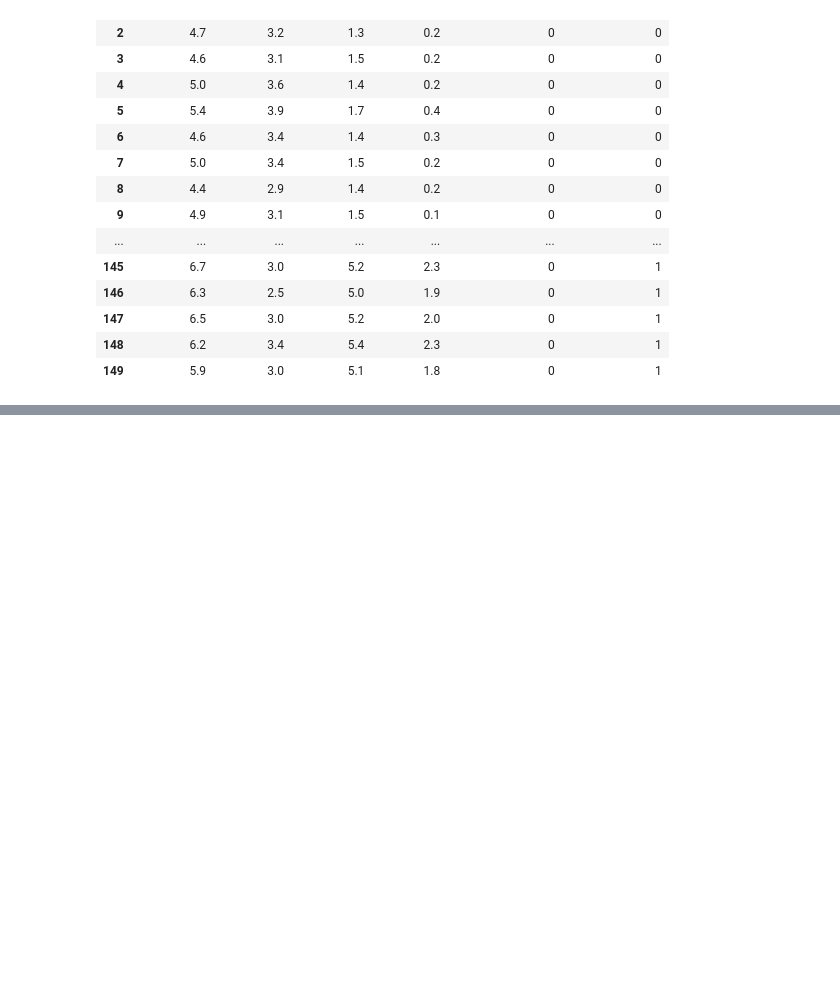
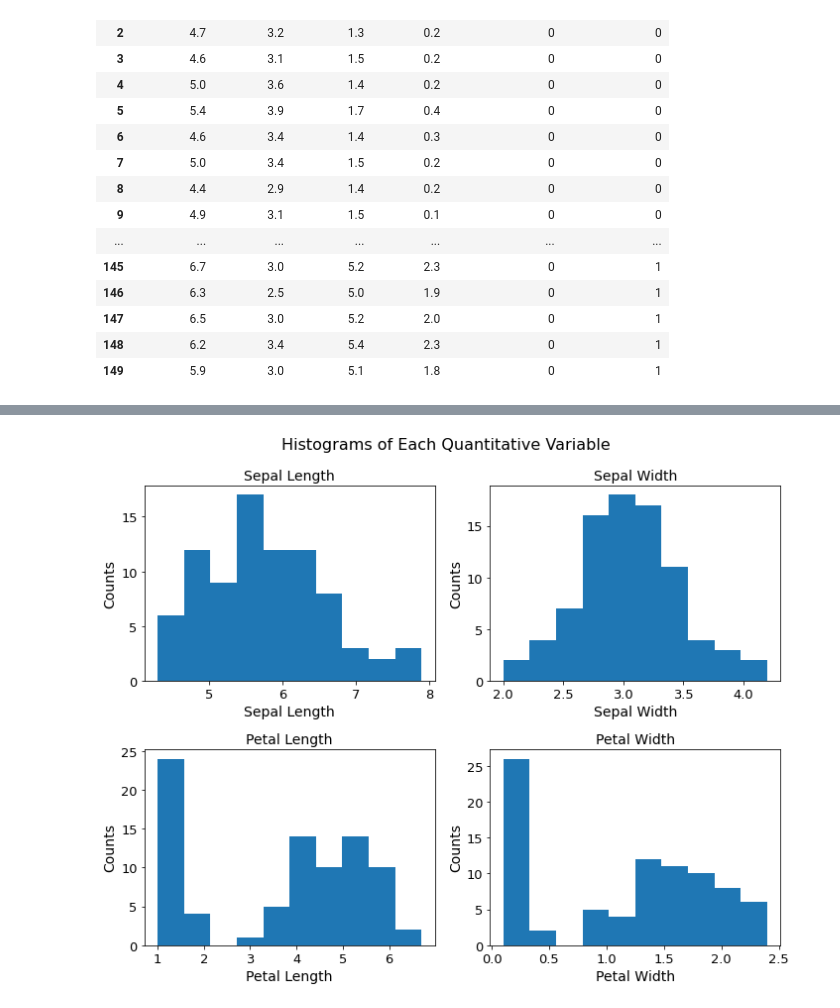
Before and after one commit to chadallen210/classification-exercises, a Jupyter notebook: classification_exercises.ipynb, the cells around one changed output, grey strips where cells are left out. Cells and saved outputs as stored; diff of their text form; code cells hidden in the pictures; blank space fills up the shorter version.

```diff
--- a/classification_exercises.ipynb
+++ b/classification_exercises.ipynb
@@ -383,0 +427,19 @@ prep_iris(df)
+# %%
+def train_validate_test_split(df, target, seed=1234):
+    '''
+    This function takes in a dataframe, the name of the target variable
+    (for stratification purposes), and an integer for a setting a seed
+    and splits the data into train, validate and test.
+    Test is 20% of the original dataset, validate is .30*.80= 24% of the
+    original dataset, and train is .70*.80= 56% of the original dataset.
+    The function returns, in this order, train, validate and test dataframes.
+    '''
+    train_validate, test = train_test_split(df, test_size=0.2,
+                                            random_state=seed,
+                                            stratify=df[target])
+    train, validate = train_test_split(train_validate, test_size=0.3,
+                                       random_state=seed,
+                                       stratify=train_validate[target])
+    return train, validate, test
+# %%
+train, validate, test = train_validate_test_split(iris_tidy, 'species')
@@ -383,0 +502,35 @@ prep_iris(df)
+# %%
+plt.figure(figsize = (10,8))
+
+plt.suptitle('Histograms of Each Quantitative Variable', fontsize = 16)
+
+plt.subplot(2,2,1)
+plt.hist(x=train.sepal_length)
+plt.title('Sepal Length', fontsize = 14)
+plt.xlabel('Sepal Length', fontsize = 14)
+plt.ylabel('Counts', fontsize = 14)
+
+plt.subplot(2,2,2)
+plt.hist(x=train.sepal_width)
+plt.title('Sepal Width', fontsize = 14)
+plt.xlabel('Sepal Width', fontsize = 14)
+plt.ylabel('Counts', fontsize = 14)
+
+plt.subplot(2,2,3)
+plt.hist(x=train.petal_length)
+plt.title('Petal Length', fontsize = 14)
+plt.xlabel('Petal Length', fontsize = 14)
+plt.ylabel('Counts', fontsize = 14)
+
+plt.subplot(2,2,4)
+plt.hist(x=train.petal_width)
+plt.title('Petal Width', fontsize = 14)
+plt.xlabel('Petal Width', fontsize = 14)
+plt.ylabel('Counts', fontsize = 14)
+
+
+plt.tight_layout()
+
+plt.show()
+# %% [output]
+[figure, added]
```
Also changed, not shown: parts of 49 cells of this notebook.
